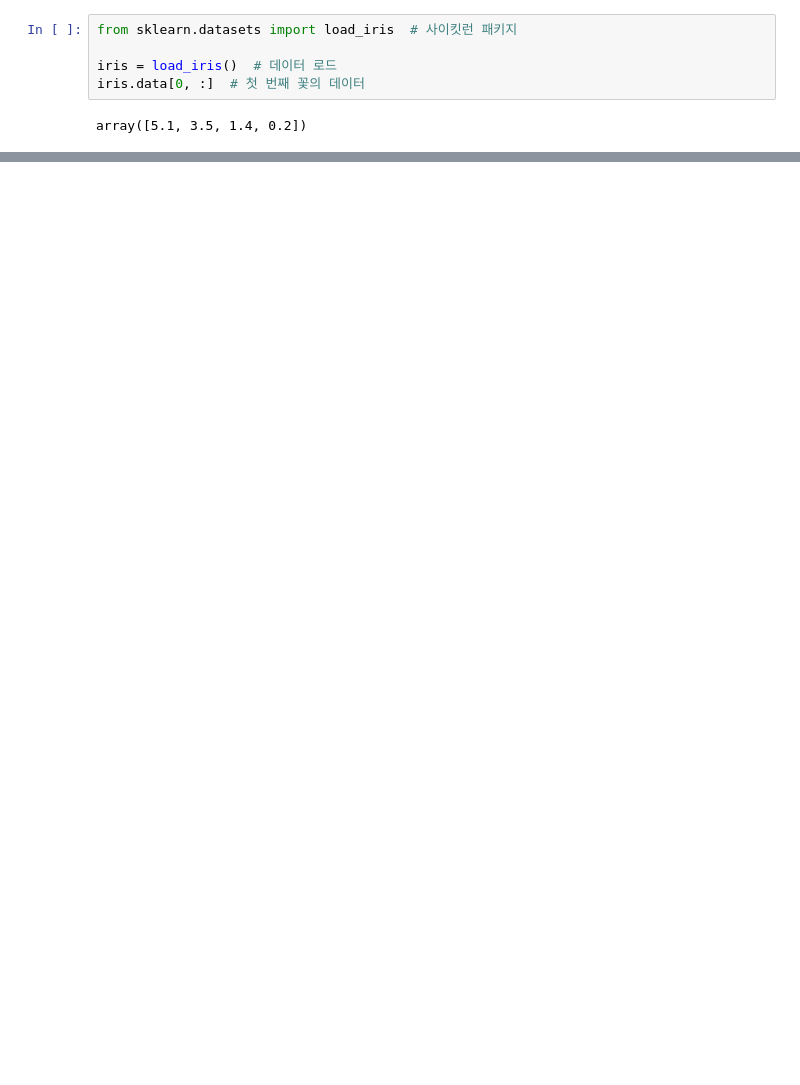
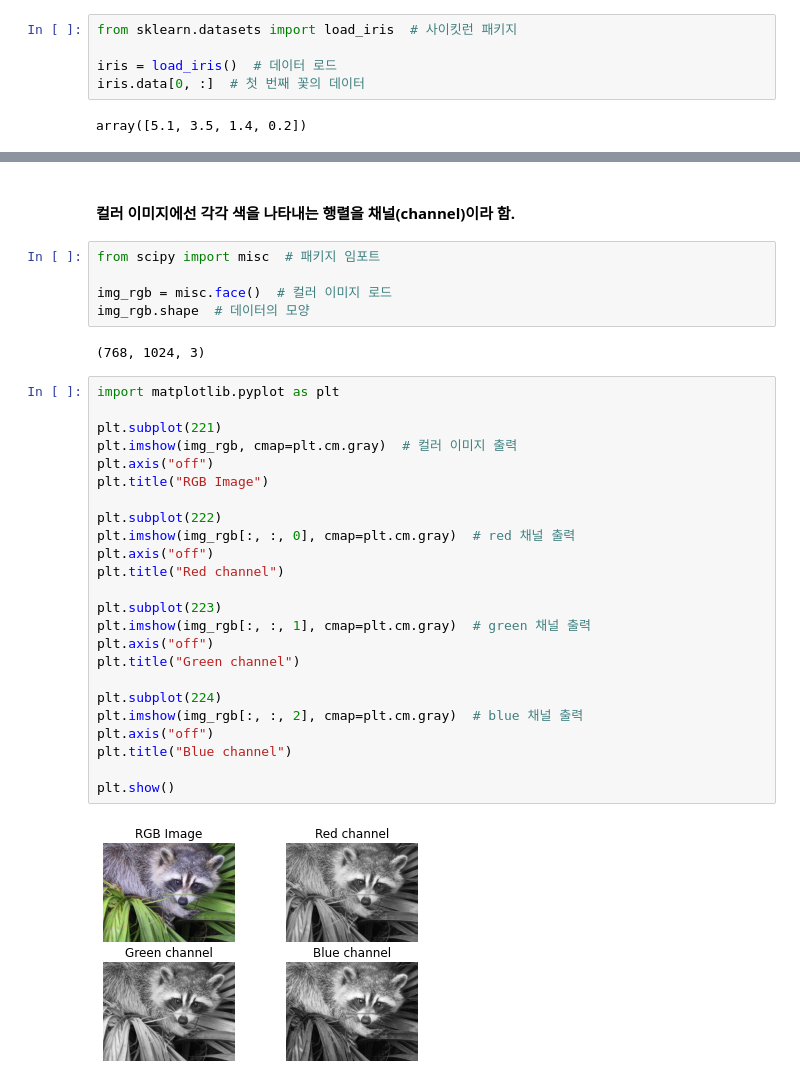
Before and after one commit to yojulab/learn_mathematics, a Jupyter notebook: codes/LinearAlgebra_데이터형태.ipynb, the cells around one changed output, grey strips where cells are left out. Drawn from its saved outputs; the diff is of its cells as text; blank space fills up the shorter version.

```diff
--- a/codes/LinearAlgebra_데이터형태.ipynb
+++ b/codes/LinearAlgebra_데이터형태.ipynb
@@ -54,0 +90,35 @@ array([5.1, 3.5, 1.4, 0.2])
+# %% [markdown]
+#### 컬러 이미지에선 각각 색을 나타내는 행렬을 채널(channel)이라 함.
+# %%
+from scipy import misc  # 패키지 임포트
+
+img_rgb = misc.face()  # 컬러 이미지 로드
+img_rgb.shape  # 데이터의 모양
+# %% [output]
+(768, 1024, 3)
+# %%
+import matplotlib.pyplot as plt
+
+plt.subplot(221)
+plt.imshow(img_rgb, cmap=plt.cm.gray)  # 컬러 이미지 출력
+plt.axis("off")
+plt.title("RGB Image")
+
+plt.subplot(222)
+plt.imshow(img_rgb[:, :, 0], cmap=plt.cm.gray)  # red 채널 출력
+plt.axis("off")
+plt.title("Red channel")
+
+plt.subplot(223)
+plt.imshow(img_rgb[:, :, 1], cmap=plt.cm.gray)  # green 채널 출력
+plt.axis("off")
+plt.title("Green channel")
+
+plt.subplot(224)
+plt.imshow(img_rgb[:, :, 2], cmap=plt.cm.gray)  # blue 채널 출력
+plt.axis("off")
+plt.title("Blue channel")
+
+plt.show()
+# %% [output]
+[figure, added]
```
Also changed, not shown: parts of 8 cells of this notebook.
